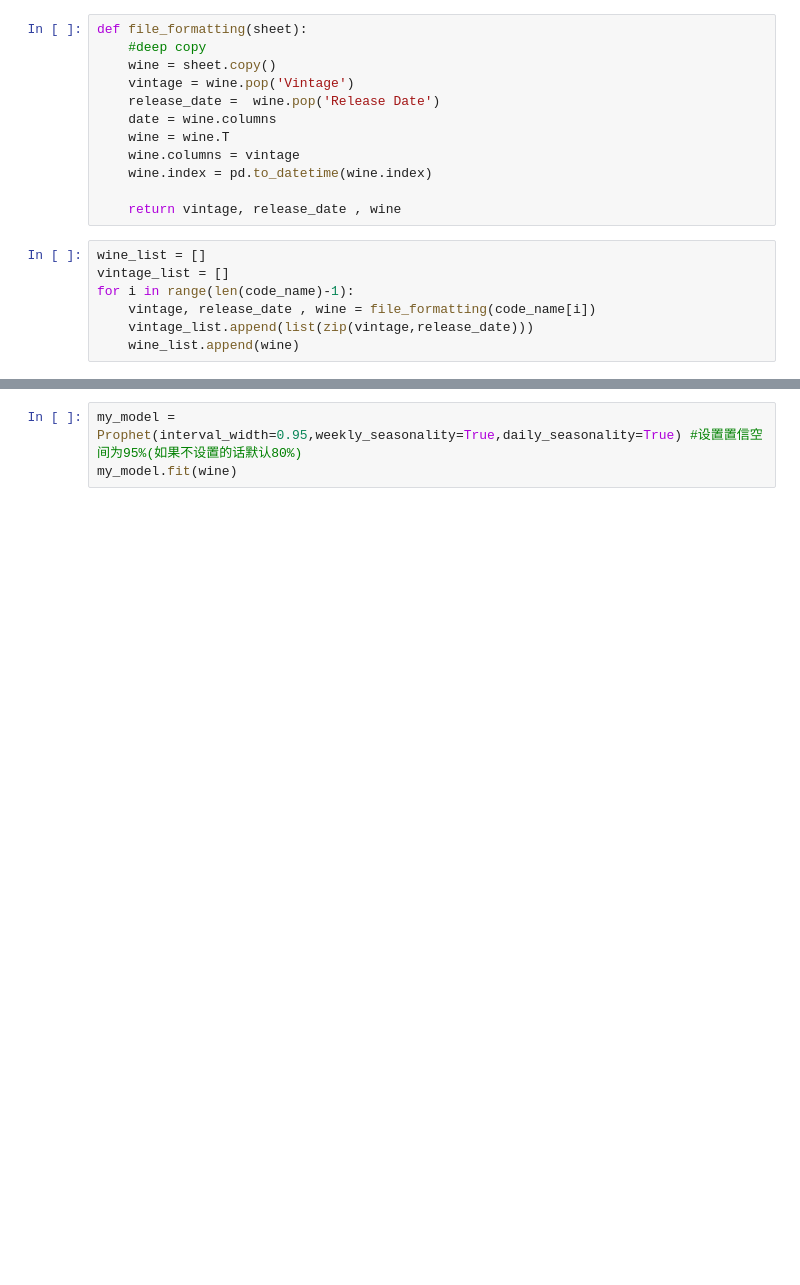
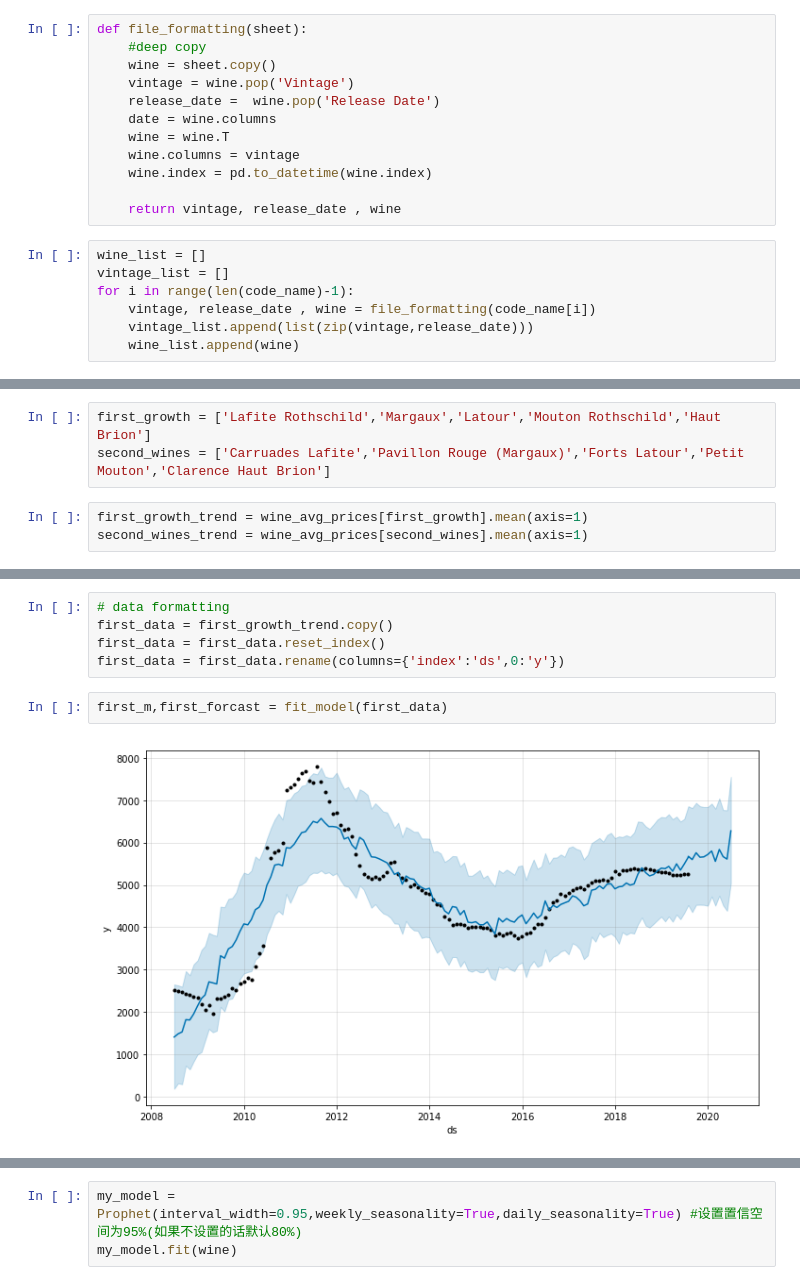
Before and after one commit to szuyuc/wine_time_series, a Jupyter notebook: Wine_fbprophet.ipynb, the cells around one changed output, grey strips where cells are left out. Saved outputs shown, nothing was run; the diff lists cells and outputs as text; blank space fills up the shorter version.

```diff
--- a/Wine_fbprophet.ipynb
+++ b/Wine_fbprophet.ipynb
@@ -29,0 +79,6 @@ for i in range(len(code_name)-1):
+# %%
+first_growth = ['Lafite Rothschild','Margaux','Latour','Mouton Rothschild','Haut Brion']
+second_wines = ['Carruades Lafite','Pavillon Rouge (Margaux)','Forts Latour','Petit Mouton','Clarence Haut Brion']
+# %%
+first_growth_trend = wine_avg_prices[first_growth].mean(axis=1)
+second_wines_trend = wine_avg_prices[second_wines].mean(axis=1)
@@ -29,0 +87,9 @@ for i in range(len(code_name)-1):
+# %%
+# data formatting
+first_data = first_growth_trend.copy()
+first_data = first_data.reset_index()
+first_data = first_data.rename(columns={'index':'ds',0:'y'})
+# %%
+first_m,first_forcast = fit_model(first_data)
+# %% [output]
+[figure, added]
```
Also changed, not shown: parts of 35 cells of this notebook.
